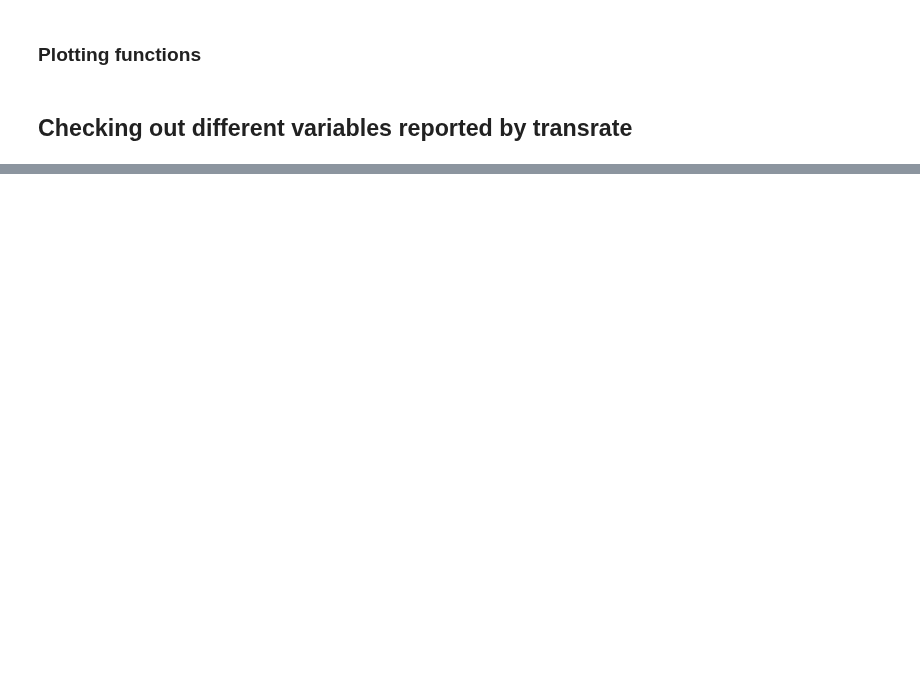
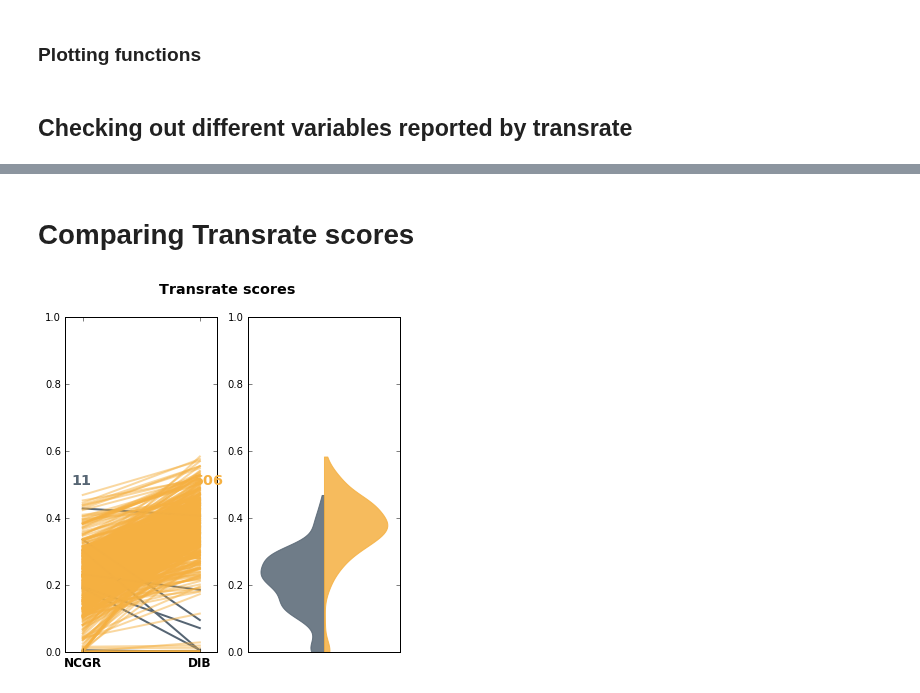
Before and after one commit to johnsolk/MMETSP, a Jupyter notebook: notebooks/MMETSP_Trinity_transrate_busco_scores_scatter.ipynb, the cells around one changed output, grey strips where cells are left out. Cells and saved outputs as stored; diff of their text form; code cells hidden in the pictures; blank space fills up the shorter version.

```diff
--- a/notebooks/MMETSP_Trinity_transrate_busco_scores_scatter.ipynb
+++ b/notebooks/MMETSP_Trinity_transrate_busco_scores_scatter.ipynb
@@ -120,0 +194,6 @@ mean_orf_percent, fig, ax = create_plots(ncgr_v_dib, dib_v_ncgr, 'mean_orf_perce
+# %% [markdown]
+# Comparing Transrate scores
+# %%
+score,fig, ax = create_plots(ncgr_transrate,dib_transrate, 'score', 'Transrate scores',ymax=1.0, ypos=0.5)
+# %% [output]
+[figure, added]
```
Also changed, not shown: parts of 14 cells of this notebook, 3 other files.
